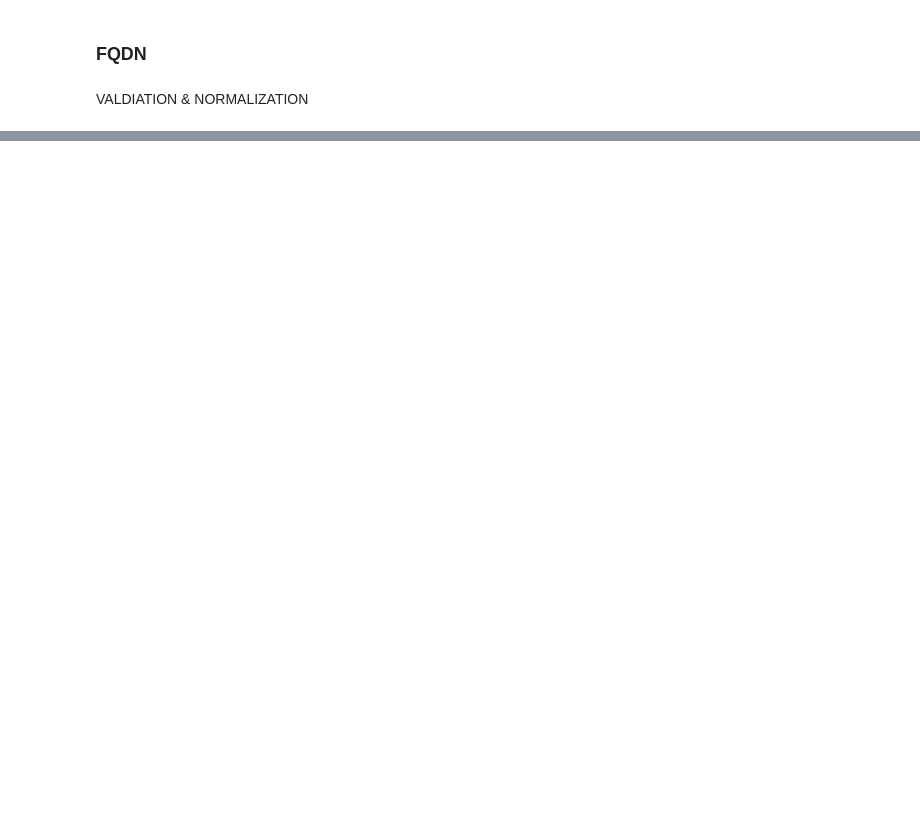
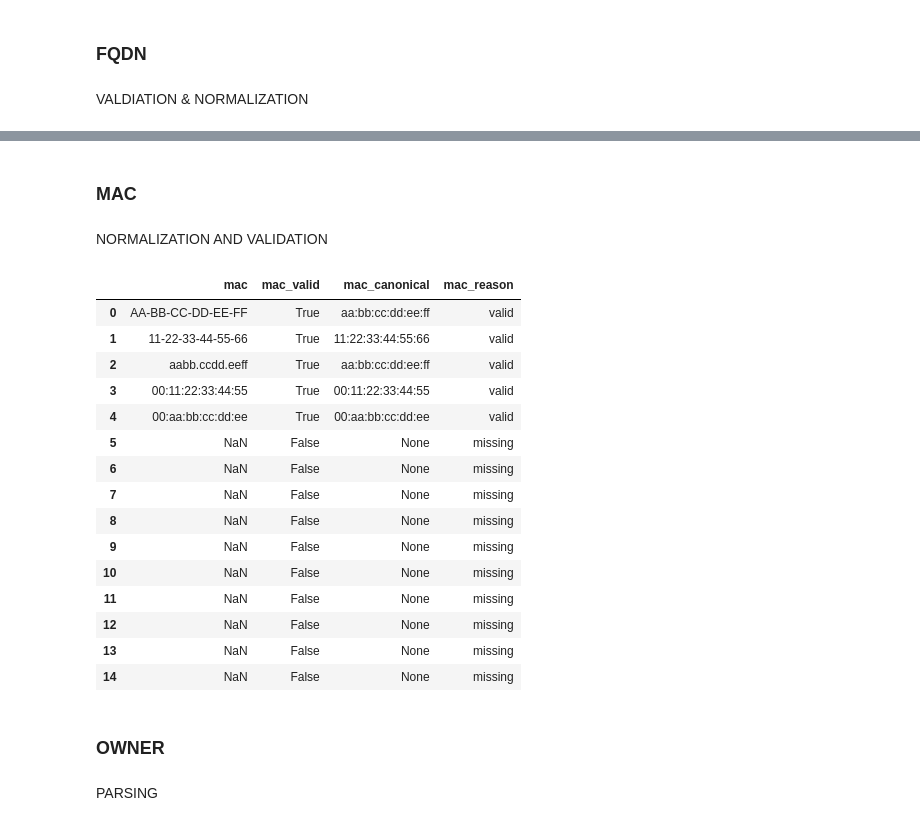
Before and after one commit to jperal720/network-inventory-cleaning-and-validation, a Jupyter notebook: notebooks/data_cleansing.ipynb, the cells around one changed output, grey strips where cells are left out. Drawn from its saved outputs; the diff is of its cells as text; code cells hidden in the pictures; blank space fills up the shorter version.

Commit message:
Finished most logic; adding traceability metadata

```diff
--- a/notebooks/data_cleansing.ipynb
+++ b/notebooks/data_cleansing.ipynb
@@ -432,0 +471,70 @@ df_fqdn
+# %% [markdown]
+### MAC
+# %% [markdown]
+NORMALIZATION AND VALIDATION
+# %%
+def validate_mac(mac_str):
+    """
+    Validates a MAC address string.
+    Returns a tuple: (is_valid: bool, normalized_value: str | None, error_code: str)
+
+    Rules:
+      - Must not be missing or empty
+      - Must match one of the common formats (colon, hyphen, or dot separated)
+      - Normalized output: colon-separated lowercase (e.g., 'aa:bb:cc:dd:ee:ff')
+    """
+    if pd.isna(mac_str) or mac_str is None:
+        return (False, None, "missing")
+
+    s = str(mac_str).strip()
+    if s == "":
+        return (False, None, "empty_string")
+
+    # Define regex patterns for common formats
+    patterns = [
+        r"^([0-9A-Fa-f]{2}[:-]){5}([0-9A-Fa-f]{2})$",   # AA:BB:CC:DD:EE:FF or AA-BB-CC-DD-EE-FF
+        r"^([0-9A-Fa-f]{4}\.){2}([0-9A-Fa-f]{4})$",     # AAAA.BBBB.CCCC
+    ]
+
+    # Check match
+    if not any(re.match(p, s) for p in patterns):
+        return (False, None, "invalid_format")
+
+    # Normalize to colon-separated lowercase format
+    s = s.lower().replace('-', ':')
+    if '.' in s:
+        # Cisco-style -> flatten and regroup
+        s = s.replace('.', '')
+        s = ':'.join([s[i:i+2] for i in range(0, 12, 2)])
+
+    # TODO: TRACEABILITY STEP
+
+    return (True, s, "valid")
+# %%
+df_mac = pd.DataFrame()
+df_mac['mac'] = df_raw['mac']
+df_mac[['mac_valid', 'mac_canonical', 'mac_reason']] = df_mac['mac'].apply(
+    lambda x: pd.Series(validate_mac(x))
+)
+df_mac
+# %% [output]
+|  | mac | mac_valid | mac_canonical | mac_reason |
+| 0 | AA-BB-CC-DD-EE-FF | True | aa:bb:cc:dd:ee:ff | valid |
+| 1 | 11-22-33-44-55-66 | True | 11:22:33:44:55:66 | valid |
+| 2 | aabb.ccdd.eeff | True | aa:bb:cc:dd:ee:ff | valid |
+| 3 | 00:11:22:33:44:55 | True | 00:11:22:33:44:55 | valid |
+| 4 | 00:aa:bb:cc:dd:ee | True | 00:aa:bb:cc:dd:ee | valid |
+| 5 | NaN | False | None | missing |
+| 6 | NaN | False | None | missing |
+| 7 | NaN | False | None | missing |
+| 8 | NaN | False | None | missing |
+| 9 | NaN | False | None | missing |
+| 10 | NaN | False | None | missing |
+| 11 | NaN | False | None | missing |
+| 12 | NaN | False | None | missing |
+| 13 | NaN | False | None | missing |
+| 14 | NaN | False | None | missing |
+# %% [markdown]
+### OWNER
+# %% [markdown]
+PARSING
```
Also changed, not shown: parts of 22 cells of this notebook.
